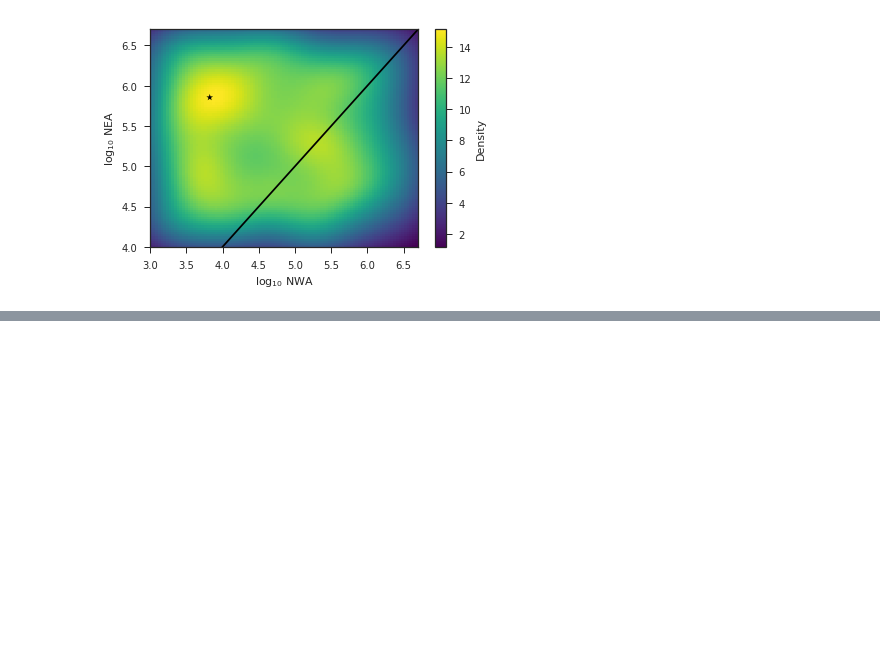
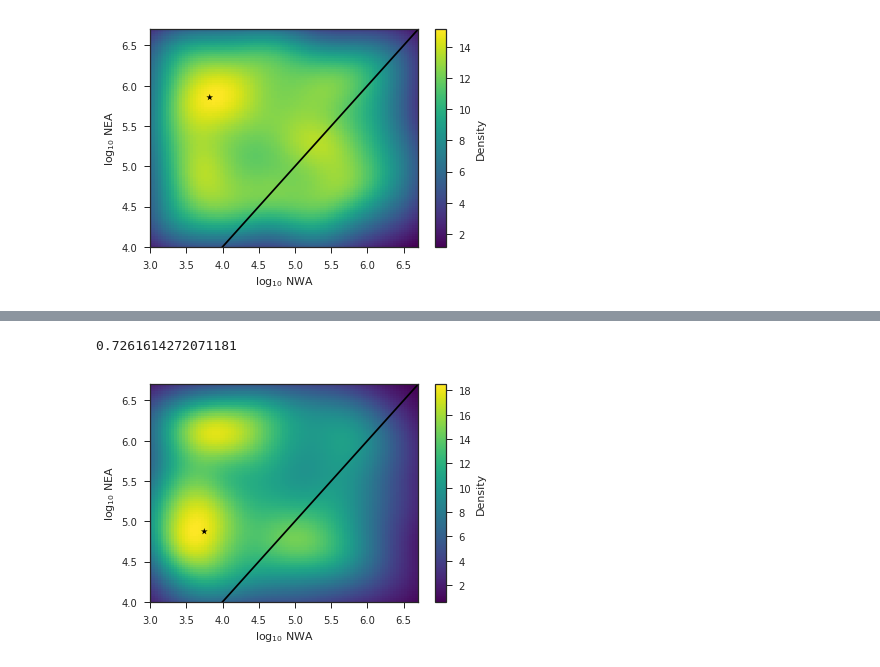
Before and after one commit to agladstein/ABC_results_AJ, a Jupyter notebook: update_AJmodels/assess_ABCtoolbox.ipynb, the cells around one changed output, grey strips where cells are left out. Cells and saved outputs as stored; diff of their text form; code cells hidden in the pictures; blank space fills up the shorter version.

```diff
--- a/update_AJmodels/assess_ABCtoolbox.ipynb
+++ b/update_AJmodels/assess_ABCtoolbox.ipynb
@@ -221,0 +239,19 @@ plot_joint_mtpltlb(joint_NEA_NWA_df_pls, df_chrs_reformat_pls)
+# %%
+path = '/vol_c/ABC_AJmodels_update'
+os.chdir(path)
+abc_config_name = "test_ABC_estimate_PLS.txt"
+
+[simName, obsName, outputPrefix, params_str] = read_abc_config(abc_config_name)
+print(simName)
+
+[BestSimsParamStats_name,
+ MarginalPosteriorDensities_name,
+ MarginalPosteriorCharacteristics_name,
+ jointPosterior_name,
+ MarginalPosteriorCharacteristics_reformat_name,
+modelFit] = get_results_files(outputPrefix)
+jointPosterior_name = '{}model0_jointPosterior_1_2_Obs0.txt'.format(outputPrefix)
+print(BestSimsParamStats_name)
+print(MarginalPosteriorDensities_name)
+print(jointPosterior_name)
+print(MarginalPosteriorCharacteristics_reformat_name)
@@ -221,0 +283,3 @@ plot_joint_mtpltlb(joint_NEA_NWA_df_pls, df_chrs_reformat_pls)
+# %%
+df_chrs_reformat_pls = reformat_Characteristics(MarginalPosteriorCharacteristics_name)
+df_chrs_reformat_pls
@@ -221,0 +362,3 @@ plot_joint_mtpltlb(joint_NEA_NWA_df_pls, df_chrs_reformat_pls)
+# %%
+joint_NEA_NWA_df_pls = create_joint_df(jointPosterior_name)
+joint_NEA_NWA_df_pls.head()
@@ -221,0 +372,9 @@ plot_joint_mtpltlb(joint_NEA_NWA_df_pls, df_chrs_reformat_pls)
+# %%
+prob = get_prob_NEA_grtr_NWA(joint_NEA_NWA_df_pls)
+print(prob)
+# %% [output]
+0.7261614272071181
+# %%
+plot_joint_mtpltlb(joint_NEA_NWA_df_pls, df_chrs_reformat_pls)
+# %% [output]
+[figure, added]
```
Also changed, not shown: parts of 17 cells of this notebook, 1 other file.
